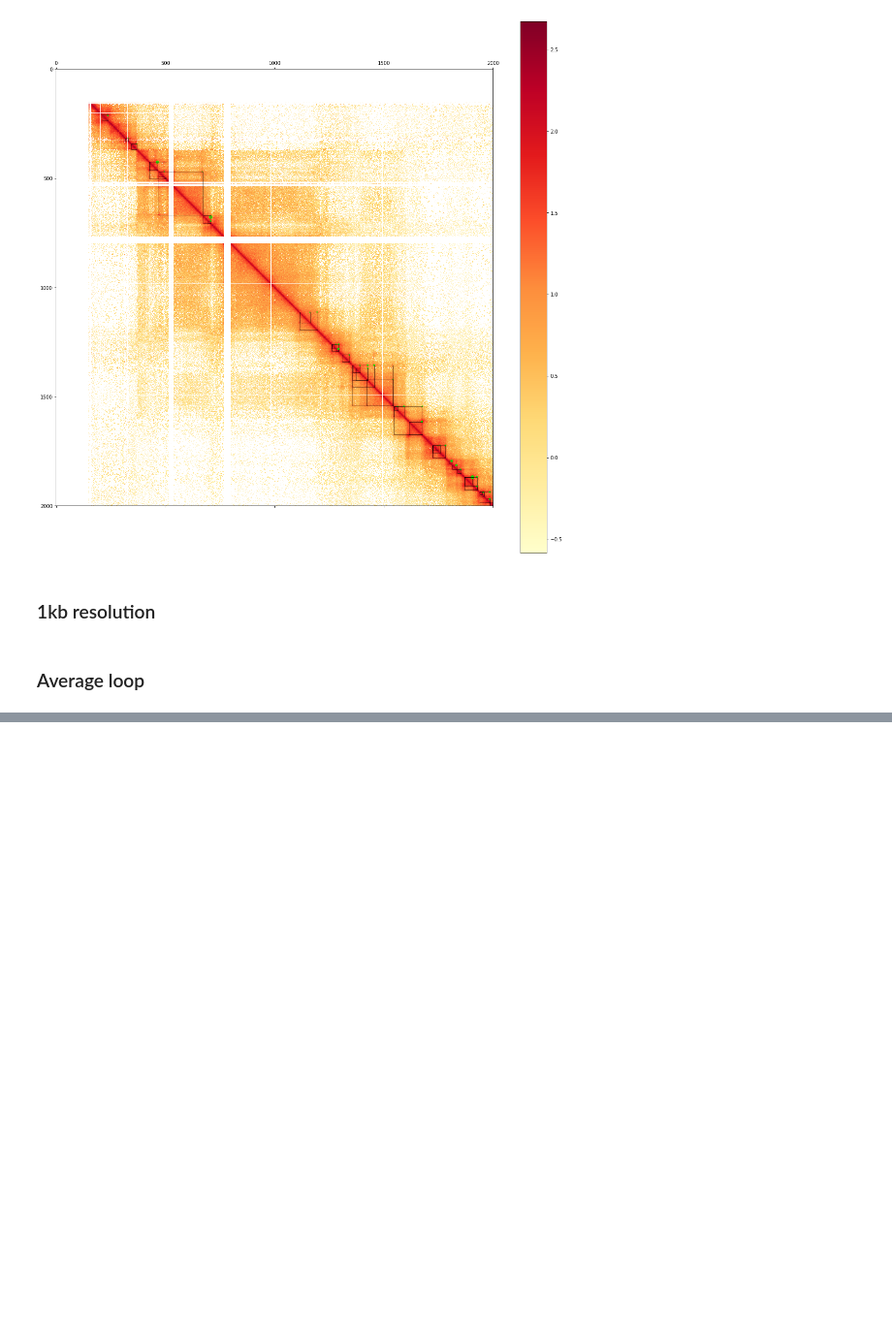
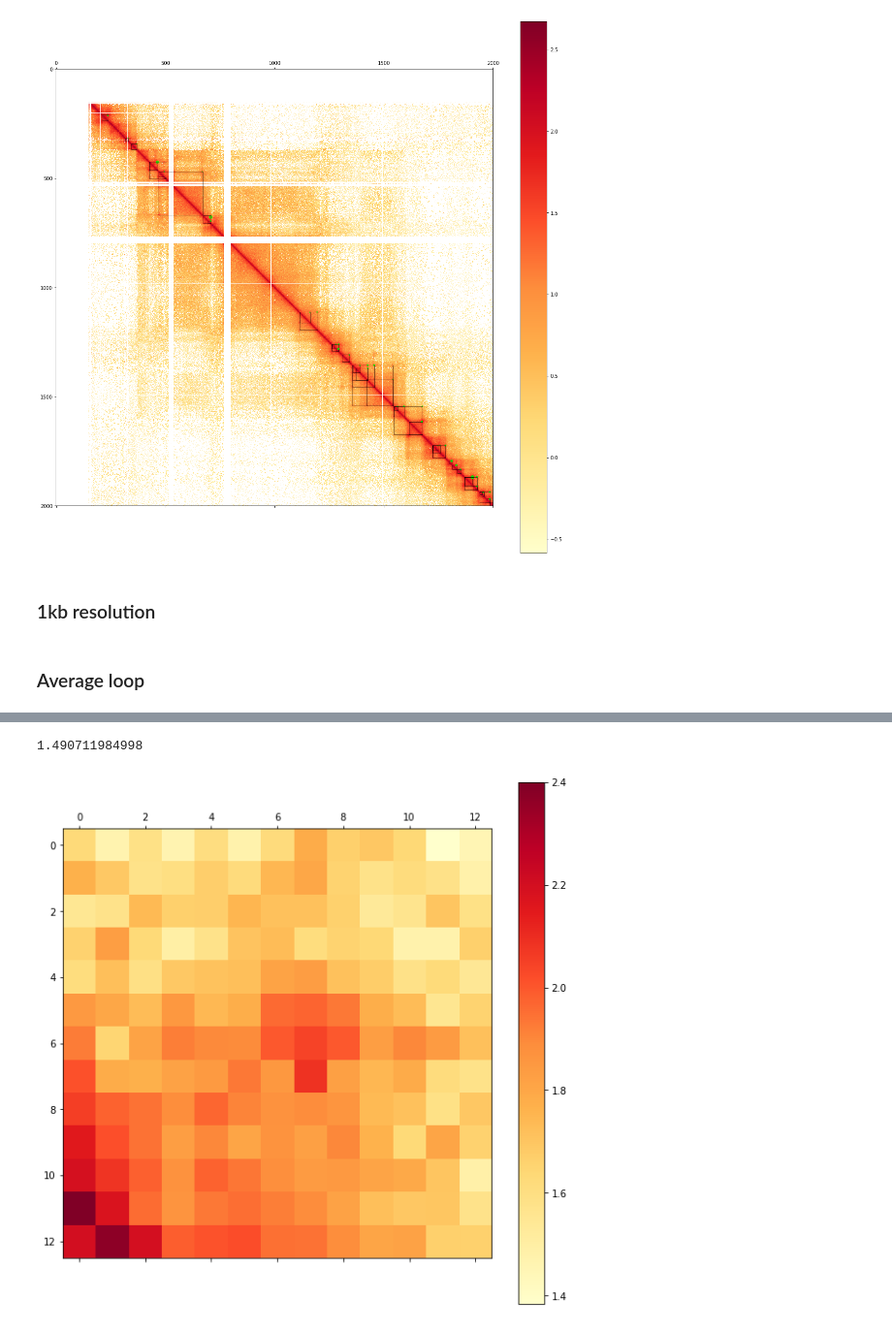
Before and after one commit to GoodBoy962/Dictyostelium-loops, a Jupyter notebook: rao/parse_rao_HiC_and_loops.ipynb, the cells around one changed output, grey strips where cells are left out. Shown at 97% size. Saved outputs shown, nothing was run; the diff lists cells and outputs as text; code cells hidden in the pictures; blank space fills up the shorter version.

```diff
--- a/rao/parse_rao_HiC_and_loops.ipynb
+++ b/rao/parse_rao_HiC_and_loops.ipynb
@@ -119,0 +150,20 @@ resolution = 10**3
+# %%
+row = loops.iloc[123]
+
+loop_y_centroid = int(row.centroid1/resolution)
+loop_x_centroid = int(row.centroid2/resolution)
+
+loop_window = log10arr_5kb[loop_y_centroid-math.floor(window_size/2):loop_y_centroid+math.ceil(window_size/2),
+                            loop_x_centroid-math.floor(window_size/2):loop_x_centroid+math.ceil(window_size/2)]
+
+fig = plt.figure(figsize=(10, 10))
+ax = fig.add_subplot(111)
+
+im = ax.matshow(loop_window, cmap='YlOrRd')
+
+fig.colorbar(im)
+
+print(row.radius/resolution)
+# %% [output]
+1.490711984998
+[figure, added]
```
Also changed, not shown: parts of 8 cells of this notebook, 1 other file.
